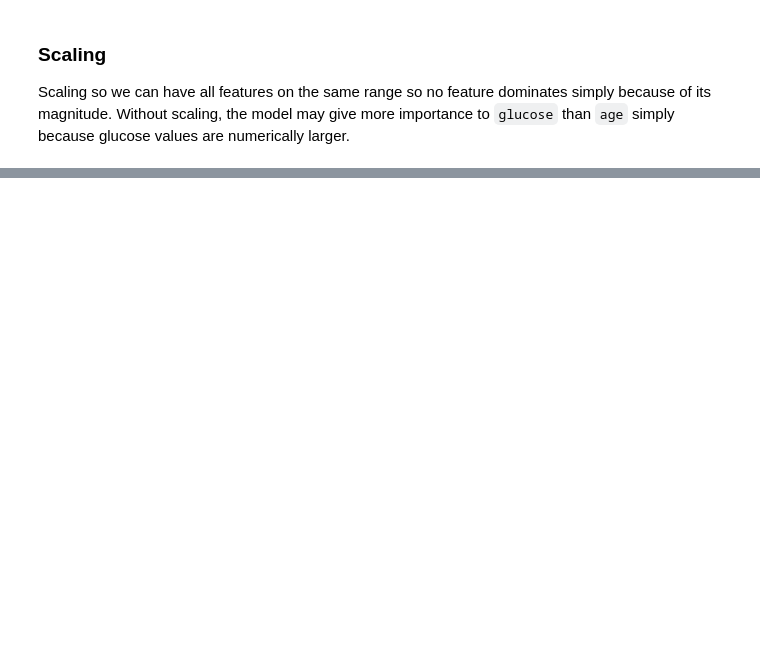
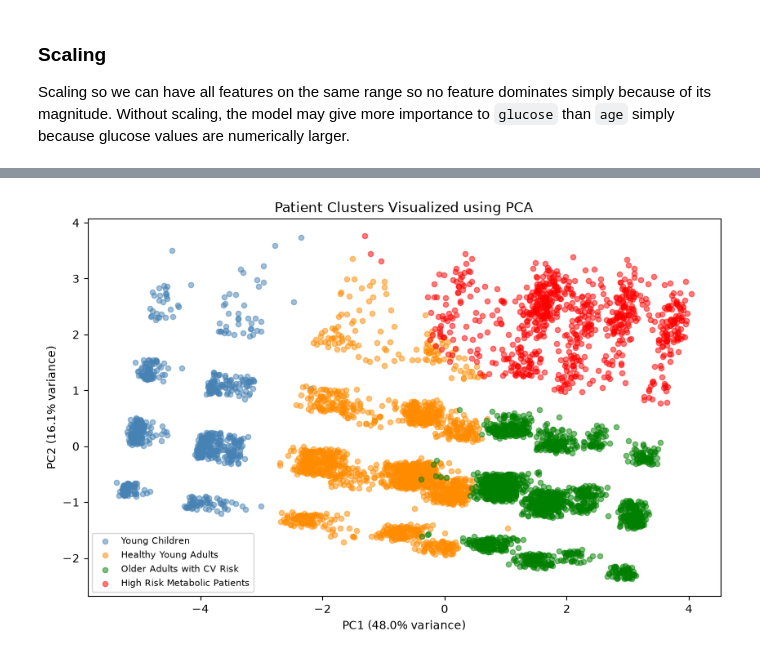
Before and after one commit to maxintelligence/stroke-prediction, a Jupyter notebook: notebooks/stroke_dataset.ipynb, the cells around one changed output, grey strips where cells are left out. Drawn from its saved outputs; the diff is of its cells as text; code cells hidden in the pictures; blank space fills up the shorter version.

```diff
--- a/notebooks/stroke_dataset.ipynb
+++ b/notebooks/stroke_dataset.ipynb
@@ -834,0 +851,3 @@ plt.show()
+# %%
+kmeans = KMeans(n_clusters=4, random_state=42, n_init=10)
+df['cluster'] = kmeans.fit_predict(df_scaled.drop(columns=['stroke']))
@@ -834,0 +883,30 @@ plt.show()
+# %%
+pca = PCA(n_components=2, random_state=42)
+pca_coords = pca.fit_transform(df_scaled.drop(columns=['stroke']))
+
+pca_df = pd.DataFrame(pca_coords, columns=['PC1', 'PC2'])
+pca_df['cluster'] = df['cluster'].values
+
+plt.figure(figsize=(10, 6))
+colors = ['steelblue', 'darkorange', 'green', 'red']
+cluster_names = {
+    0: 'Young Children',
+    1: 'Healthy Young Adults',
+    2: 'Older Adults with CV Risk',
+    3: 'High Risk Metabolic Patients'
+}
+
+for cluster in range(4):
+    mask = pca_df['cluster'] == cluster
+    plt.scatter(pca_df[mask]['PC1'], pca_df[mask]['PC2'],
+                label=cluster_names[cluster],
+                alpha=0.5, s=20, color=colors[cluster])
+
+plt.title('Patient Clusters Visualized using PCA')
+plt.xlabel(f'PC1 ({pca.explained_variance_ratio_[0]*100:.1f}% variance)')
+plt.ylabel(f'PC2 ({pca.explained_variance_ratio_[1]*100:.1f}% variance)')
+plt.legend(fontsize=8)
+plt.savefig('../outputs/figures/pca_clusters.png', dpi=150, bbox_inches='tight')
+plt.show()
+# %% [output]
+[figure, added]
```
Also changed, not shown: parts of 22 cells of this notebook, 4 other files.
